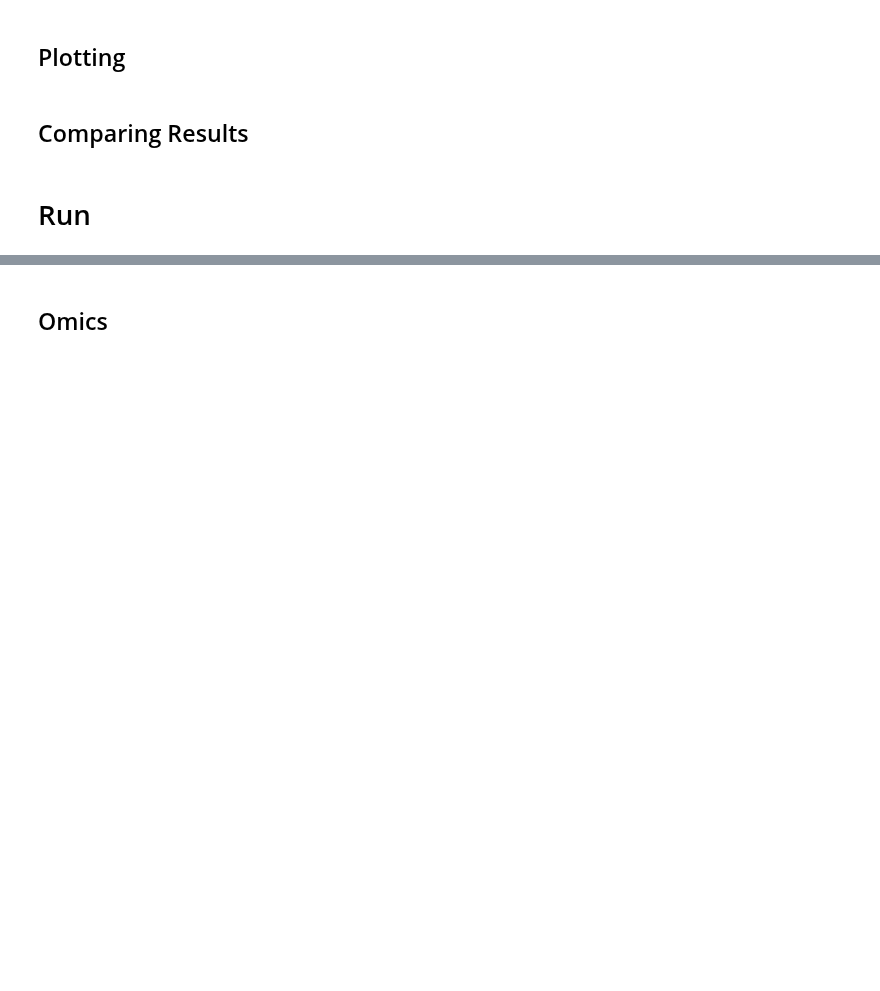
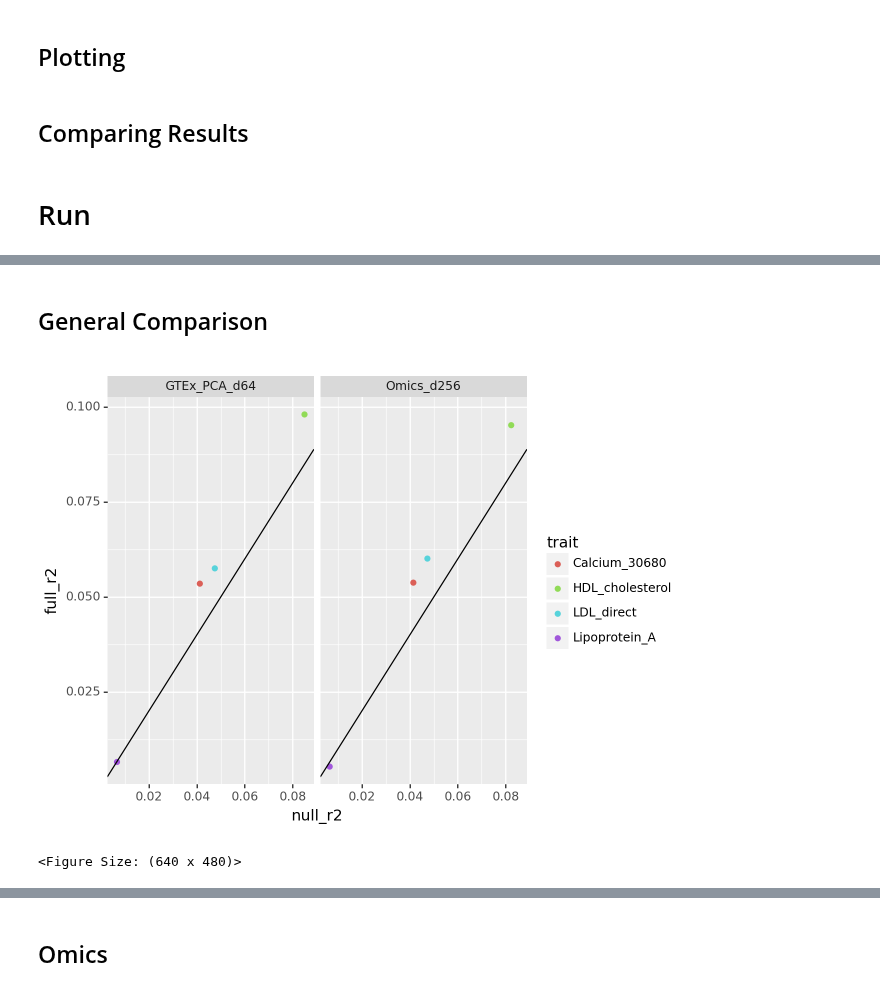
Before and after one commit to niklasbuehler/functional-gene-embeddings, a Jupyter notebook: notebooks/Evaluation.ipynb, the cells around one changed output, grey strips where cells are left out. Saved outputs shown, nothing was run; the diff lists cells and outputs as text; code cells hidden in the pictures; blank space fills up the shorter version.

Commit message:
Add evalution for multiple traits, scatterplots for models and heatmap

```diff
--- a/notebooks/Evaluation.ipynb
+++ b/notebooks/Evaluation.ipynb
@@ -252,6 +257,16 @@ def scatter(dataframe, x, y, x_label, y_label, color=None, alpha=0.1, smooth=Tru
         p += facet_wrap("~" + facet)
     p += geom_abline()
     return p
+# %%
+def scatterplot_model(res_df, modelname):
+    model = 'Omics_d256'
+    plot_data = res_df[res_df['name'] == model]
+    p = ggplot(plot_data, aes('null_r2', 'full_r2', color='trait')) + geom_point() + geom_abline(intercept = 0, slope = 1) + ggtitle(model)
+    return p
+
+def scatterplot_all_models(res_df):
+    p = ggplot(res_df, aes('null_r2', 'full_r2', color='trait')) + facet_wrap('name') + geom_point() + geom_abline(intercept = 0, slope = 1)
+    return p
 # %% [markdown]
 ## Comparing Results
 # %%
@@ -323,0 +363,3 @@ Overall R2: 0.09806421815668075
+# %%
+res_df = pd.DataFrame.from_records(results)[['trait', 'name', 'null_r2', 'full_r2']]
+res_df
@@ -323,0 +376,7 @@ Overall R2: 0.09806421815668075
+# %% [markdown]
+## General Comparison
+# %%
+scatterplot_all_models(res_df)
+# %% [output]
+[figure, added]
+<Figure Size: (640 x 480)>
```
Also changed, not shown: parts of 19 cells of this notebook.
